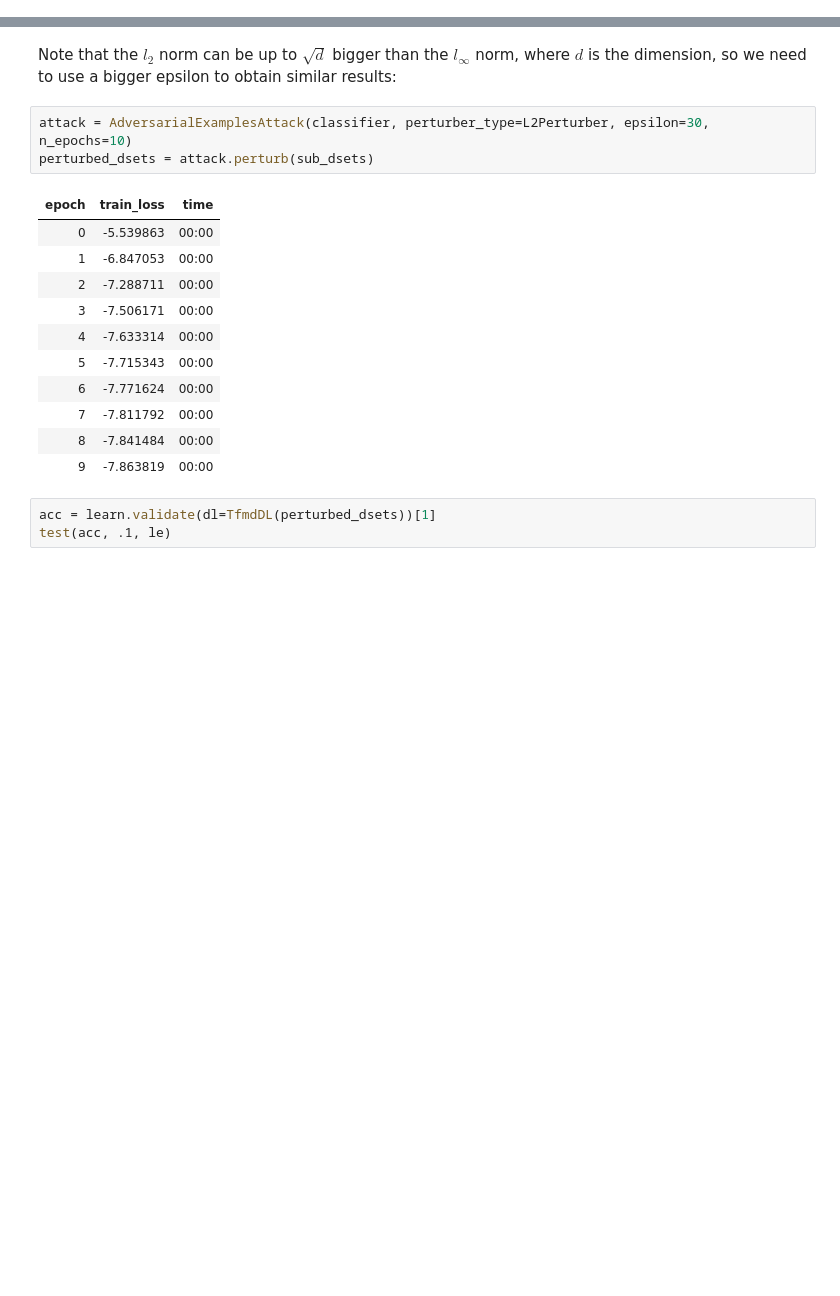
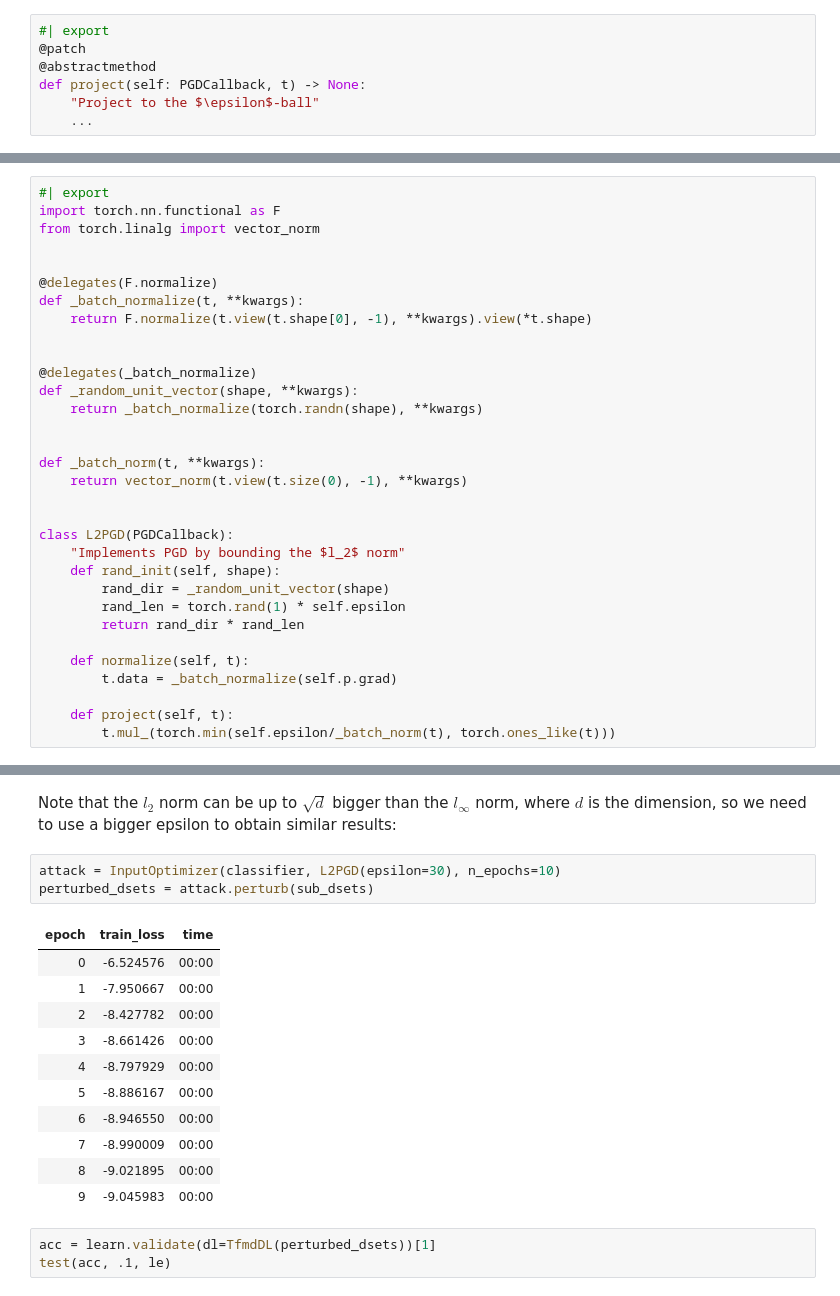
Before and after one commit to Irad-Zehavi/adv-ml, a Jupyter notebook: nbs/evasion.ipynb, the cells around one changed output, grey strips where cells are left out. Cells and saved outputs as stored; diff of their text form; blank space fills up the shorter version.

```diff
--- a/nbs/evasion.ipynb
+++ b/nbs/evasion.ipynb
@@ -174,0 +63,7 @@ show_doc(AdversarialExamplesAttack.perturb)
+# %%
+#| export
+@patch
+@abstractmethod
+def project(self: PGDCallback, t) -> None:
+    "Project to the $\epsilon$-ball"
+    ...
@@ -228,0 +179,32 @@ learn.show_results(shuffle=False, dl=TfmdDL(perturbed_dsets))
+# %%
+#| export
+import torch.nn.functional as F
+from torch.linalg import vector_norm
+
+
+@delegates(F.normalize)
+def _batch_normalize(t, **kwargs):
+    return F.normalize(t.view(t.shape[0], -1), **kwargs).view(*t.shape)
+
+
+@delegates(_batch_normalize)
+def _random_unit_vector(shape, **kwargs):
+    return _batch_normalize(torch.randn(shape), **kwargs)
+
+
+def _batch_norm(t, **kwargs):
+    return vector_norm(t.view(t.size(0), -1), **kwargs)
+
+
+class L2PGD(PGDCallback):
+    "Implements PGD by bounding the $l_2$ norm"
+    def rand_init(self, shape):
+        rand_dir = _random_unit_vector(shape)
+        rand_len = torch.rand(1) * self.epsilon
+        return rand_dir * rand_len
+
+    def normalize(self, t):
+        t.data = _batch_normalize(self.p.grad)
+
+    def project(self, t):
+        t.mul_(torch.min(self.epsilon/_batch_norm(t), torch.ones_like(t)))
@@ -229,20 +213,20 @@ learn.show_results(shuffle=False, dl=TfmdDL(perturbed_dsets))
 # %% [markdown]
 Note that the $l_2$ norm can be up to $\sqrt{d}$ bigger than the $l_\infty$ norm, where $d$ is the dimension, so we need to use a bigger epsilon to obtain similar results:
 # %%
-attack = AdversarialExamplesAttack(classifier, perturber_type=L2Perturber, epsilon=30, n_epochs=10)
+attack = InputOptimizer(classifier, L2PGD(epsilon=30), n_epochs=10)
 perturbed_dsets = attack.perturb(sub_dsets)
 # %% [output]
 | epoch | train_loss | time |
-| 0 | -5.539863 | 00:00 |
-| 1 | -6.847053 | 00:00 |
-| 2 | -7.288711 | 00:00 |
-| 3 | -7.506171 | 00:00 |
-| 4 | -7.633314 | 00:00 |
-| 5 | -7.715343 | 00:00 |
-| 6 | -7.771624 | 00:00 |
-| 7 | -7.811792 | 00:00 |
-| 8 | -7.841484 | 00:00 |
-| 9 | -7.863819 | 00:00 |
+| 0 | -6.524576 | 00:00 |
+| 1 | -7.950667 | 00:00 |
+| 2 | -8.427782 | 00:00 |
+| 3 | -8.661426 | 00:00 |
+| 4 | -8.797929 | 00:00 |
+| 5 | -8.886167 | 00:00 |
+| 6 | -8.946550 | 00:00 |
+| 7 | -8.990009 | 00:00 |
+| 8 | -9.021895 | 00:00 |
+| 9 | -9.045983 | 00:00 |
 # %%
 acc = learn.validate(dl=TfmdDL(perturbed_dsets))[1]
 test(acc, .1, le)
```
Also changed, not shown: parts of 41 cells of this notebook, 7 other files.
